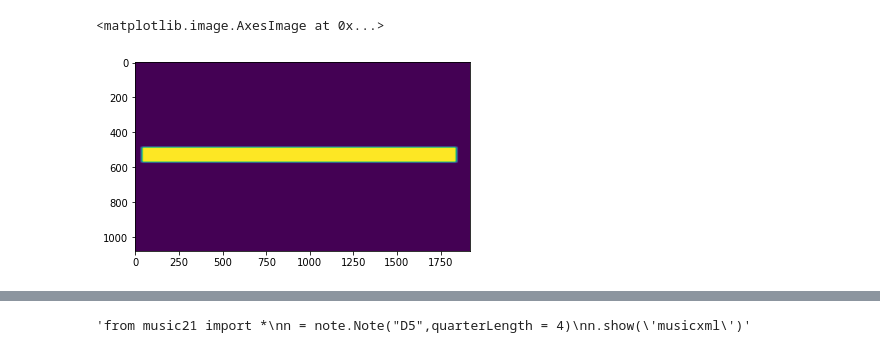
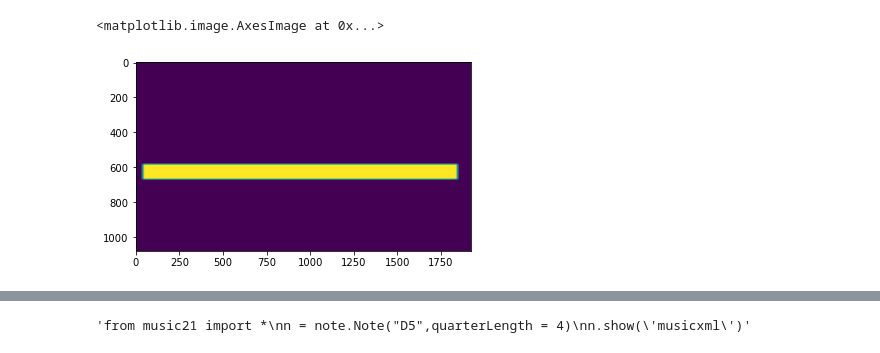
Before and after one commit to rasseimu/kakenkeyboard, a Jupyter notebook: keyboard/d_without_while.ipynb, the cells around one changed output, grey strips where cells are left out. Saved outputs shown, nothing was run; the diff lists cells and outputs as text; code cells hidden in the pictures.

```diff
--- a/keyboard/d_without_while.ipynb
+++ b/keyboard/d_without_while.ipynb
@@ -8,26 +8,27 @@ import statistics as st
 # %%
 # マスク用単一色画像を作成
 height = 100 # 生成画像の高さ
 width = 100 # 生成画像の幅
 imgMask = np.full((height, width, 1), 1, dtype=np.uint8)
 
-
+xhosei=0
+yhosei=9
 
 # マスク範囲を四角形で描画
-boxFromX = 2 #マスク範囲開始位置 X座標
-boxFromY = 45 #マスク範囲開始位置 Y座標
-boxToX = 95 #マスク範囲終了位置 X座標
-boxToY = 52 #マスク範囲終了位置 Y座標
+boxFromX = 2+xhosei #マスク範囲開始位置 X座標
+boxFromY = 45+yhosei #マスク範囲開始位置 Y座標
+boxToX = 95+xhosei #マスク範囲終了位置 X座標
+boxToY = 52+yhosei #マスク範囲終了位置 Y座標
 cv2.rectangle(imgMask, (boxFromX, boxFromY), (boxToX, boxToY),(255), cv2.FILLED)
 
 img_resize = cv2.resize(imgMask, dsize=[1920,1080], fx=None, fy=None)
 
 # マスク結果画像を保存
 cv2.imwrite("./mask/testMaskImg.jpg", img_resize)
 plt.imshow(img_resize)
 # %% [output]
 <matplotlib.image.AxesImage at 0x...>
-[figure, old version]
+[figure, new version]
 # %%
 white=cv2.imread("./mask/white.jpg",cv2.IMREAD_COLOR)
 im_mask = cv2.imread('./mask/testMaskImg.jpg')
```
Also changed, not shown: parts of 29 cells of this notebook, 1 other file.
